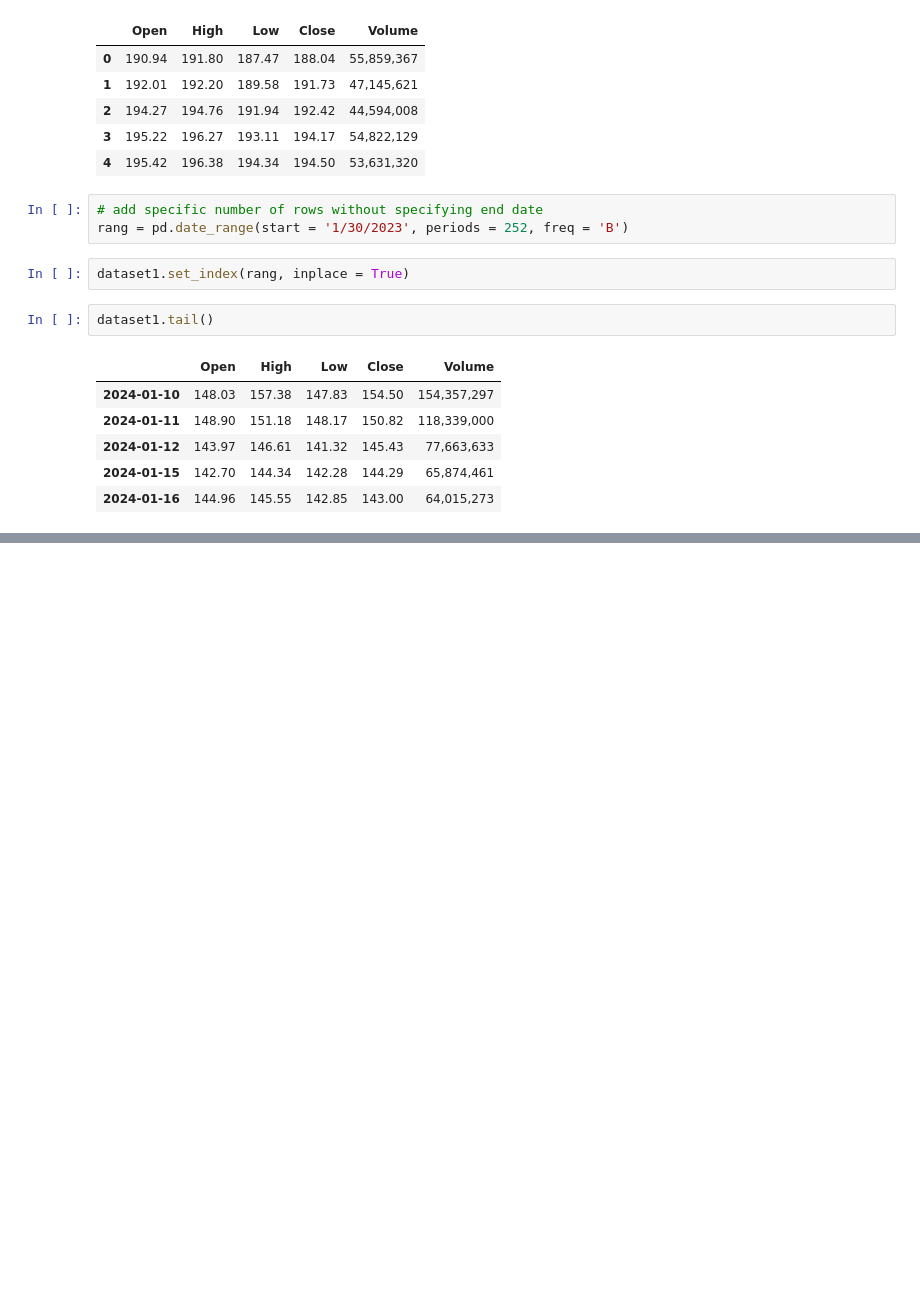
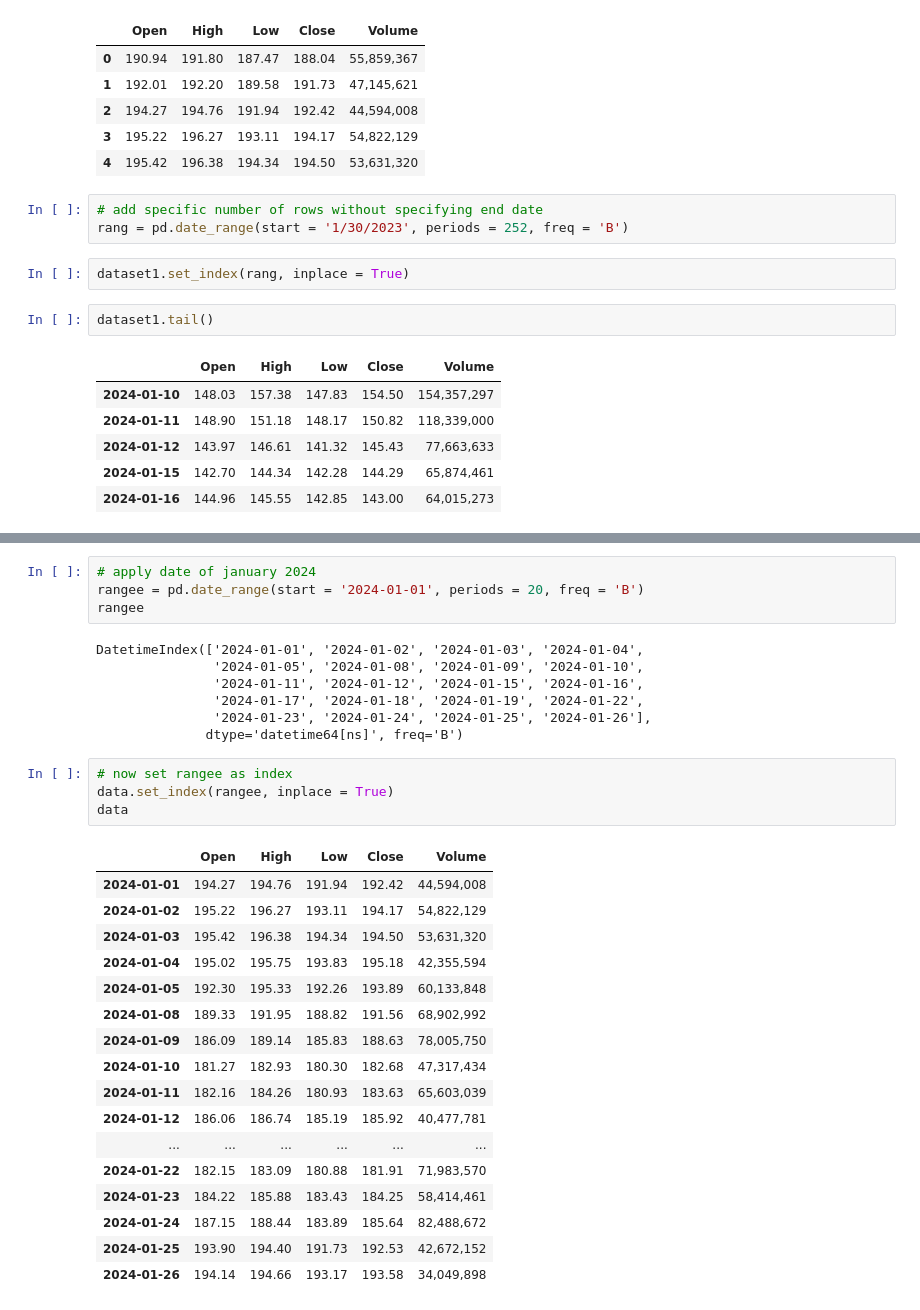
Before and after one commit to arfan64shah/Data_Science, a Jupyter notebook: TIme_Series_Analysis/Apple_Stock_Time_Series_Analysis.ipynb, the cells around one changed output, grey strips where cells are left out. Cells and saved outputs as stored; diff of their text form; blank space fills up the shorter version.

```diff
--- a/TIme_Series_Analysis/Apple_Stock_Time_Series_Analysis.ipynb
+++ b/TIme_Series_Analysis/Apple_Stock_Time_Series_Analysis.ipynb
@@ -228,0 +272,33 @@ dataset1.tail()
+# %%
+# apply date of january 2024
+rangee = pd.date_range(start = '2024-01-01', periods = 20, freq = 'B')
+rangee
+# %% [output]
+DatetimeIndex(['2024-01-01', '2024-01-02', '2024-01-03', '2024-01-04',
+               '2024-01-05', '2024-01-08', '2024-01-09', '2024-01-10',
+               '2024-01-11', '2024-01-12', '2024-01-15', '2024-01-16',
+               '2024-01-17', '2024-01-18', '2024-01-19', '2024-01-22',
+               '2024-01-23', '2024-01-24', '2024-01-25', '2024-01-26'],
+              dtype='datetime64[ns]', freq='B')
+# %%
+# now set rangee as index
+data.set_index(rangee, inplace = True)
+data
+# %% [output]
+|  | Open | High | Low | Close | Volume |
+| 2024-01-01 | 194.27 | 194.76 | 191.94 | 192.42 | 44,594,008 |
+| 2024-01-02 | 195.22 | 196.27 | 193.11 | 194.17 | 54,822,129 |
+| 2024-01-03 | 195.42 | 196.38 | 194.34 | 194.50 | 53,631,320 |
+| 2024-01-04 | 195.02 | 195.75 | 193.83 | 195.18 | 42,355,594 |
+| 2024-01-05 | 192.30 | 195.33 | 192.26 | 193.89 | 60,133,848 |
+| 2024-01-08 | 189.33 | 191.95 | 188.82 | 191.56 | 68,902,992 |
+| 2024-01-09 | 186.09 | 189.14 | 185.83 | 188.63 | 78,005,750 |
+| 2024-01-10 | 181.27 | 182.93 | 180.30 | 182.68 | 47,317,434 |
+| 2024-01-11 | 182.16 | 184.26 | 180.93 | 183.63 | 65,603,039 |
+| 2024-01-12 | 186.06 | 186.74 | 185.19 | 185.92 | 40,477,781 |
+| ... | ... | ... | ... | ... | ... |
+| 2024-01-22 | 182.15 | 183.09 | 180.88 | 181.91 | 71,983,570 |
+| 2024-01-23 | 184.22 | 185.88 | 183.43 | 184.25 | 58,414,461 |
+| 2024-01-24 | 187.15 | 188.44 | 183.89 | 185.64 | 82,488,672 |
+| 2024-01-25 | 193.90 | 194.40 | 191.73 | 192.53 | 42,672,152 |
+| 2024-01-26 | 194.14 | 194.66 | 193.17 | 193.58 | 34,049,898 |
```
Also changed, not shown: parts of 7 cells of this notebook, 1 other file.
